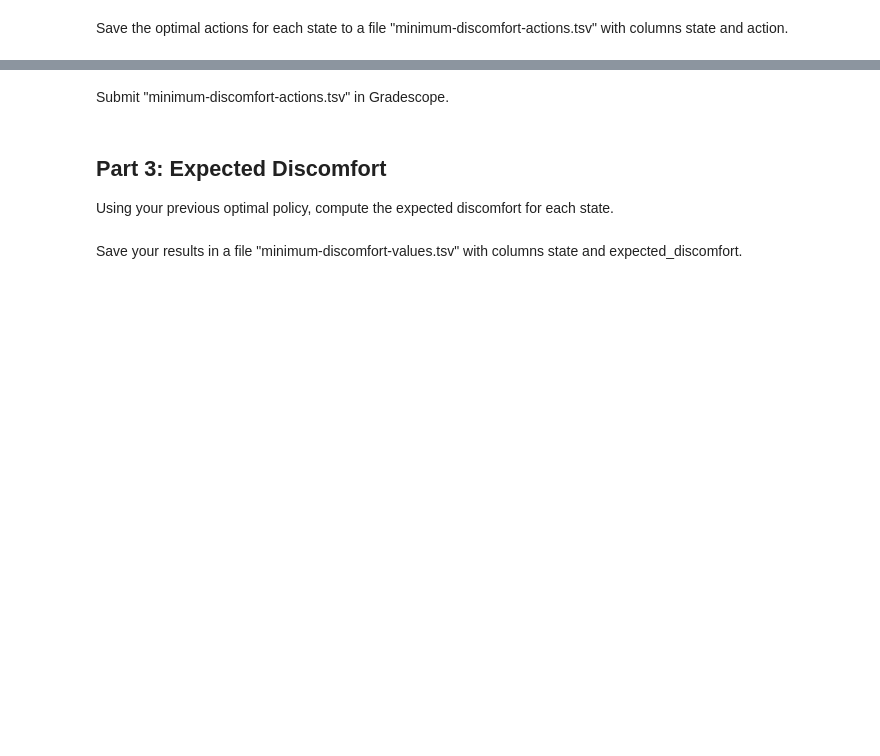
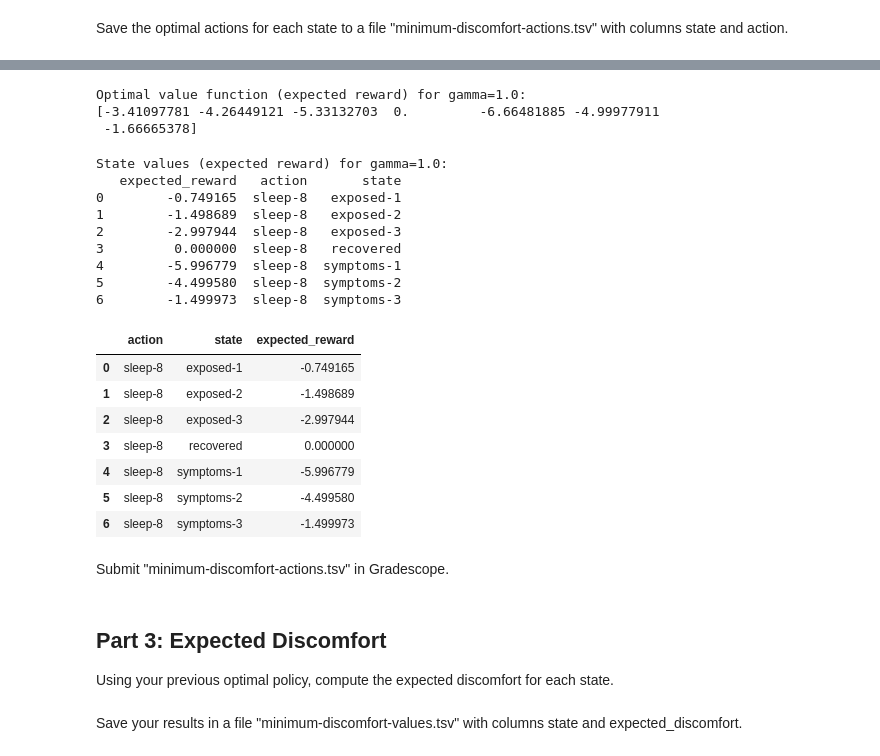
Before and after one commit to cfornesa/dx704-project-06, a Jupyter notebook: project.ipynb, the cells around one changed output, grey strips where cells are left out. Cells and saved outputs as stored; diff of their text form; code cells hidden in the pictures; blank space fills up the shorter version.

```diff
--- a/project.ipynb
+++ b/project.ipynb
@@ -442,0 +573,47 @@ Save the optimal actions for each state to a file "minimum-discomfort-actions.ts
+# %%
+v_optimal_reward = value_iteration(R2, P2, gamma)
+print("Optimal value function (expected reward) for gamma=1.0:")
+print(v_optimal_reward)
+print()
+# %% [output]
+Optimal value function (expected reward) for gamma=1.0:
+[-3.41097781 -4.26449121 -5.33132703  0.         -6.66481885 -4.99977911
+ -1.66665378]
+# %%
+
+
+# Pack as dictionary mapping action and state to value
+state_values_reward = {(a_name, states[i]): v for i, v in enumerate(v_optimal_reward)}
+
+# Unpack state into the action and state columns
+state_values_reward = pd.DataFrame(list(state_values_reward.items()), columns=['action_state', 'expected_reward'])
+state_values_reward[['action', 'state']] = state_values_reward['action_state'].apply(pd.Series)
+state_values_reward = state_values_reward.drop(columns=['action_state'])
+
+print("State values (expected reward) for gamma=1.0:")
+print(state_values_reward)
+
+# Reorder into action, state, and expected_reward columns
+state_values_reward = state_values_reward[['action', 'state', 'expected_reward']]
+
+# Convert directly to a dataframe
+minimum_discomfort_actions = state_values_reward
+minimum_discomfort_actions
+# %% [output]
+State values (expected reward) for gamma=1.0:
+   expected_reward   action       state
+0        -0.749165  sleep-8   exposed-1
+1        -1.498689  sleep-8   exposed-2
+2        -2.997944  sleep-8   exposed-3
+3         0.000000  sleep-8   recovered
+4        -5.996779  sleep-8  symptoms-1
+5        -4.499580  sleep-8  symptoms-2
+6        -1.499973  sleep-8  symptoms-3
+|  | action | state | expected_reward |
+| 0 | sleep-8 | exposed-1 | -0.749165 |
+| 1 | sleep-8 | exposed-2 | -1.498689 |
+| 2 | sleep-8 | exposed-3 | -2.997944 |
+| 3 | sleep-8 | recovered | 0.000000 |
+| 4 | sleep-8 | symptoms-1 | -5.996779 |
+| 5 | sleep-8 | symptoms-2 | -4.499580 |
+| 6 | sleep-8 | symptoms-3 | -1.499973 |
```
Also changed, not shown: parts of 15 cells of this notebook, 1 other file.
